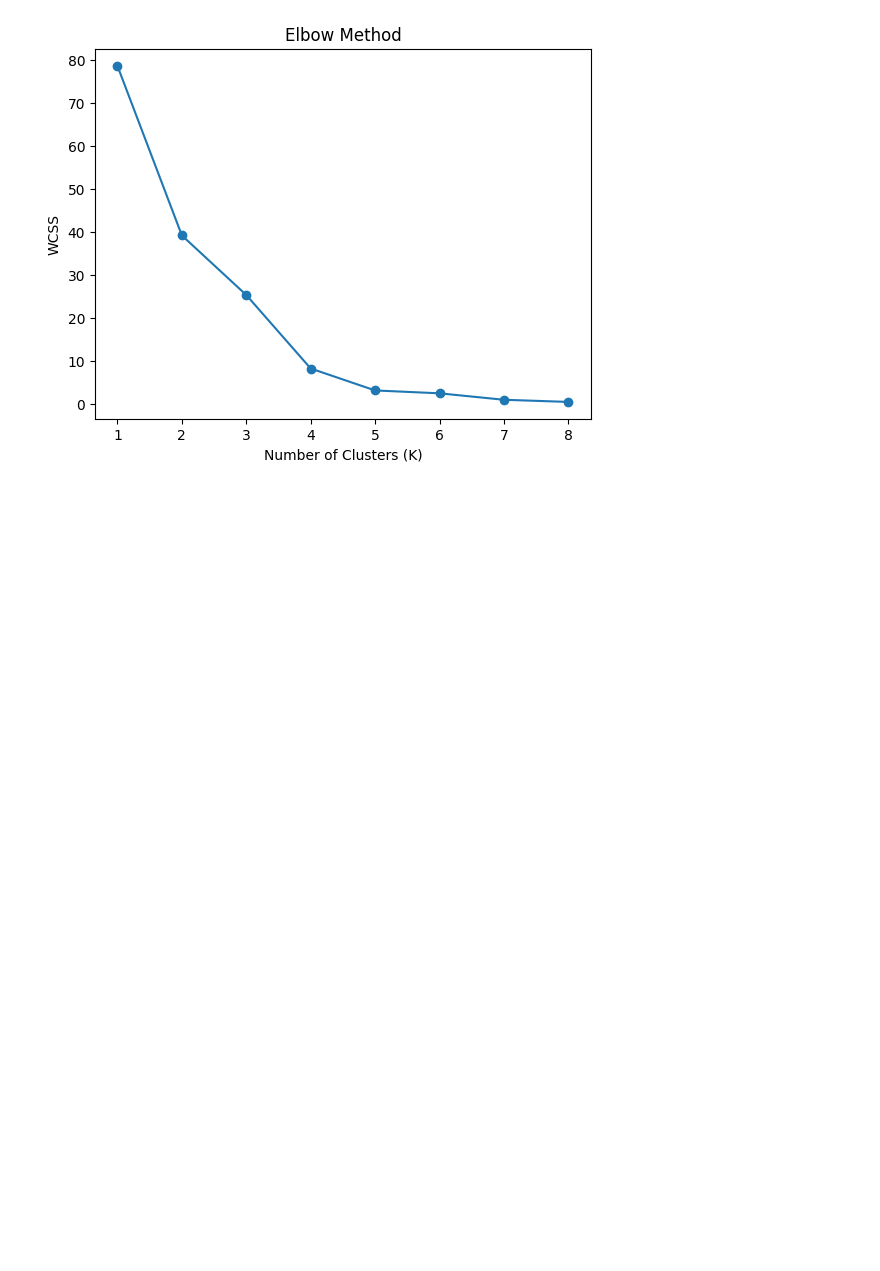
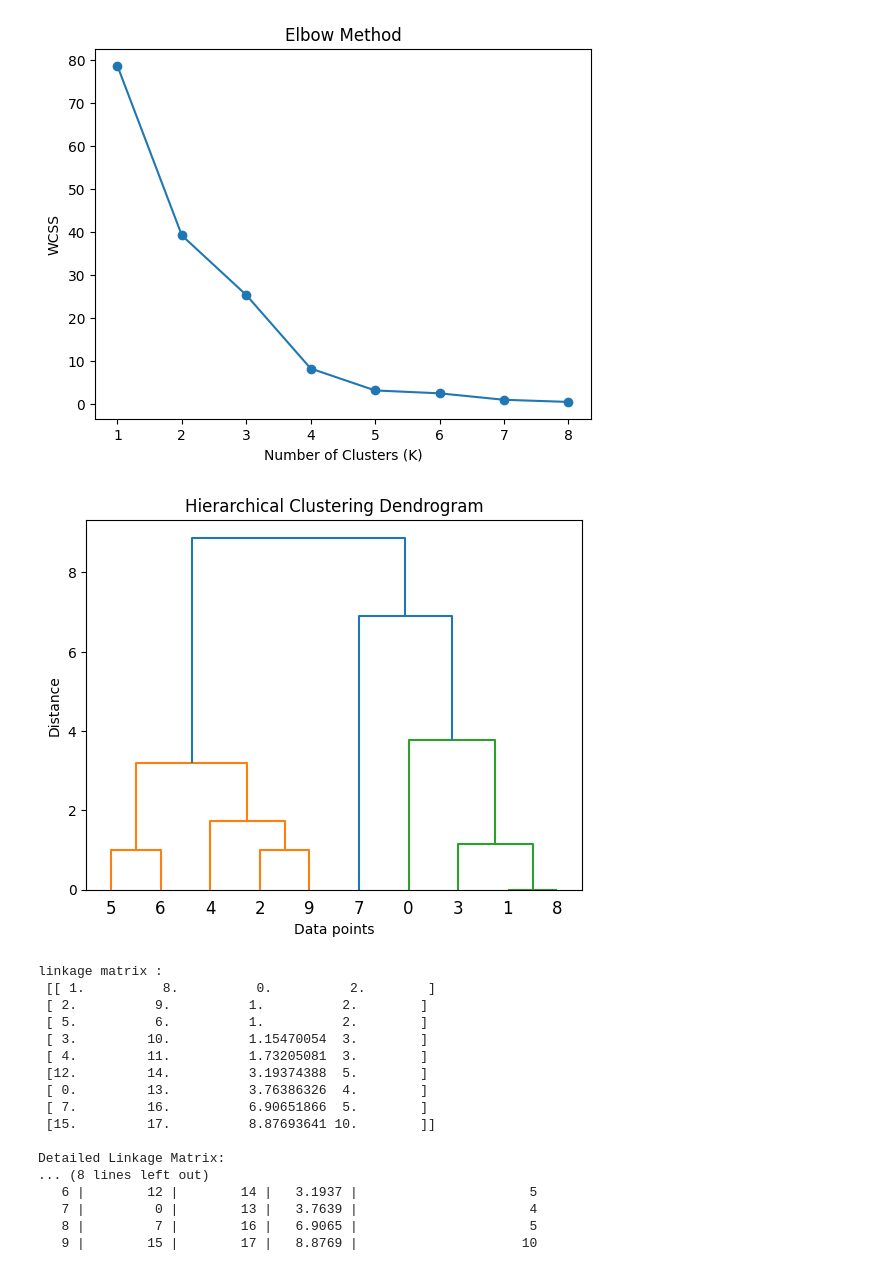
Before and after one commit to Swayam42/CollegeHub, a Jupyter notebook: 6th-SEM/ML-2/ClassWorks/Ch-09_UnsupervisedLearning/KMeans.ipynb, the cells around one changed output. Cells and saved outputs as stored; diff of their text form; code cells hidden in the pictures; blank space fills up the shorter version.

Commit message:
Hierarchical and DBSCAN -MLC

```diff
--- a/6th-SEM/ML-2/ClassWorks/Ch-09_UnsupervisedLearning/KMeans.ipynb
+++ b/6th-SEM/ML-2/ClassWorks/Ch-09_UnsupervisedLearning/KMeans.ipynb
@@ -82,0 +87,73 @@ plt.show()
+# %%
+from scipy.cluster.hierarchy import dendrogram, linkage
+import numpy as np
+import matplotlib.pyplot as plt
+
+# Create dataset (10 data points with 2 features each)
+x = np.array([
+    [1,2],
+    [3,4],
+    [5,3],
+    [3,5],
+    [7,3],
+    [6,1],
+    [5,1],
+    [4,9],
+    [3,4],
+    [6,3]
+])
+
+# Perform hierarchical clustering using Ward method
+# Ward method merges clusters by minimizing within-cluster variance
+Z = linkage(x, method='ward')
+
+'''
+ward method : Agglomerative clustering merges based on minimum total within-cluster variance
+single method : Merges clusters based on minimum distance between two nearest points
+complete method : Merges clusters based on maximum distance between two farthest points
+'''
+
+# Draw dendrogram (tree diagram showing cluster merging)
+dendrogram(Z)
+
+# Add title and axis labels
+plt.title("Hierarchical Clustering Dendrogram")
+plt.xlabel("Data points")
+plt.ylabel("Distance")
+
+# Show the plot
+plt.show()
+
+# Print the linkage matrix
+# It shows which clusters merged, at what distance, and number of points in new cluster
+print('linkage matrix : \n',Z)
+print("\nDetailed Linkage Matrix:\n")
+print("Step | index of Cluster i | index of Cluster j | Distance/variance| Points in New Cluster after merging")
+print("-----------------------------------------------------------------")
+
+for i, row in enumerate(Z):
+    c1 = int(row[0])
+    c2 = int(row[1])
+    dist = row[2]
+    points = int(row[3])
+
+    print(f"{i+1:>4} | {c1:>9} | {c2:>9} | {dist:>8.4f} | {points:>22}")
+# %% [output]
+[figure, added]
+linkage matrix :
+ [[ 1.          8.          0.          2.        ]
+ [ 2.          9.          1.          2.        ]
+ [ 5.          6.          1.          2.        ]
+ [ 3.         10.          1.15470054  3.        ]
+ [ 4.         11.          1.73205081  3.        ]
+ [12.         14.          3.19374388  5.        ]
+ [ 0.         13.          3.76386326  4.        ]
+ [ 7.         16.          6.90651866  5.        ]
+ [15.         17.          8.87693641 10.        ]]
+
+Detailed Linkage Matrix:
+... (8 lines left out)
+   6 |        12 |        14 |   3.1937 |                      5
+   7 |         0 |        13 |   3.7639 |                      4
+   8 |         7 |        16 |   6.9065 |                      5
+   9 |        15 |        17 |   8.8769 |                     10
```
Also changed, not shown: parts of 7 cells of this notebook.
